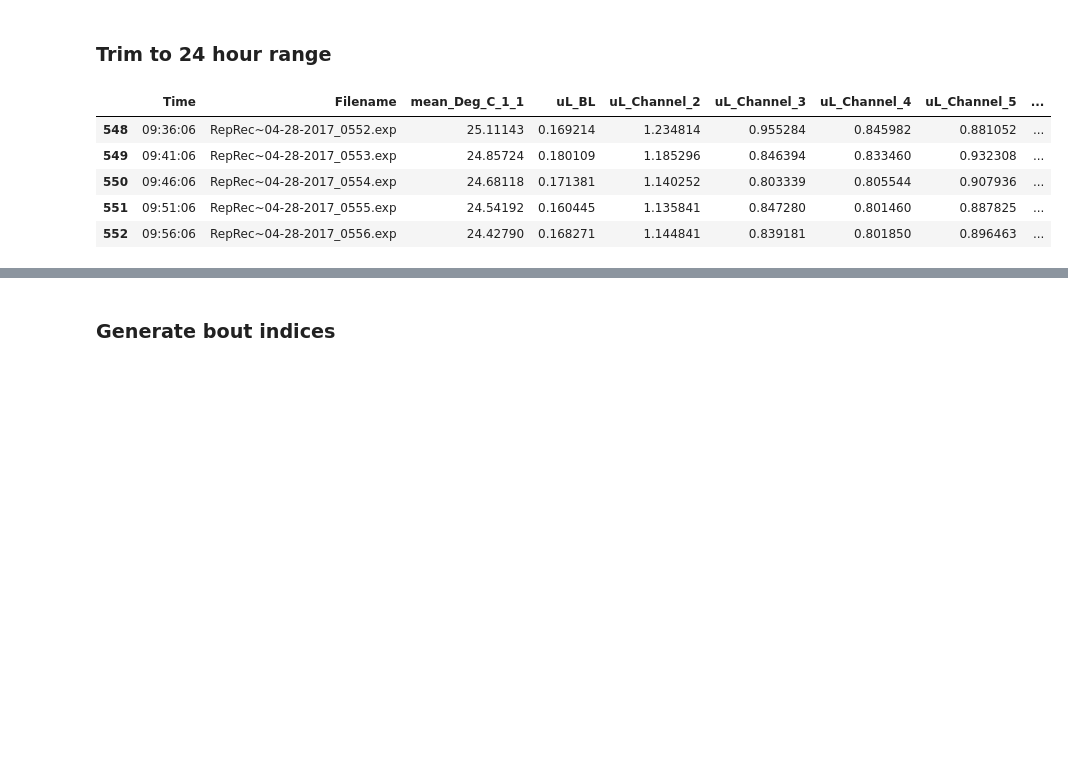
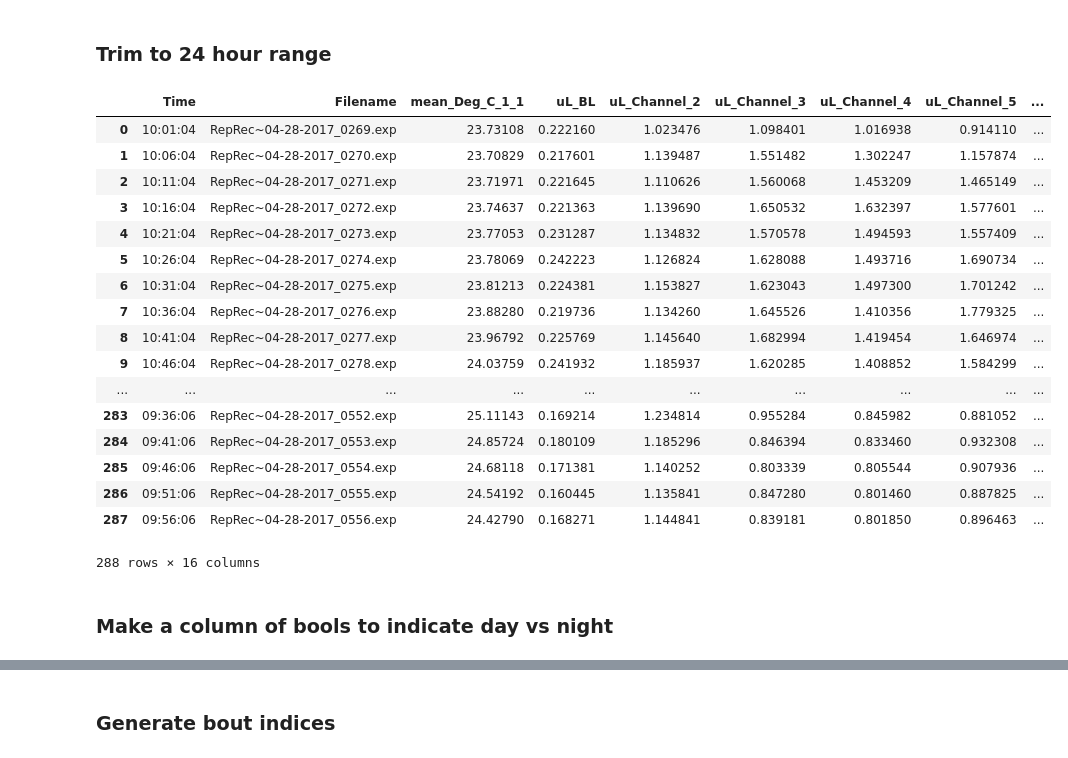
Before and after one commit to johntauber/Fly-Respirometry-Analysis, a Jupyter notebook: FlyResp.ipynb, the cells around one changed output, grey strips where cells are left out. Saved outputs shown, nothing was run; the diff lists cells and outputs as text; code cells hidden in the pictures; blank space fills up the shorter version.

```diff
--- a/FlyResp.ipynb
+++ b/FlyResp.ipynb
@@ -20,16 +17,15 @@ df = df[:288]
 # %% [markdown]
 ### Trim to 24 hour range
 # %%
-def get_data_range(L):
+lower_limit = datetime.time(10,0,0)
+upper_limit = datetime.time(10,5,0)
+def get_data_range(L, lower_limit, upper_limit):
     """
-    Find the start and end indices for a 24 hour range starting between
-    10:00:00 and 10:04:59 and ending 24 hours later
-    *** Assumes the first instance of time between 10:00:00 and 10:04:59 is the start time! ***
-    Takes arguments L - a list of datetime.time objects
+    Find the start and end indices for a 24 hour range starting between a given time range
+    Takes arguments L - a list of datetime.time objects, lower_limit and upper_limit - datetime.time objects
+    to specificy the range in which to choose the start time
     Returns a tuple: (start_index, end_index)
     """
-    lower_limit = datetime.time(10,0,0)
-    upper_limit = datetime.time(10,5,0)
     start_index = 0
     for i in range(len(L)):
         if L[i] >= lower_limit and L[i] < upper_limit:
@@ -38,5 +34,26 @@ def get_data_range(L):
     return (start_index, start_index + 288)
 # %%
 # Test trim on raw data
-df_raw = pd.read_csv("Bethany_Raw.csv")
 df_raw.Time = pd.to_datetime(df_raw.Time, format='%H:%M:%S').dt.time
+trim_index = get_data_range(list(df_raw.Time), lower_limit, upper_limit)
+df_trim = df_raw[trim_index[0]:trim_index[1]]
+df_trim.reset_index(drop=True)
+# %% [output]
+|  | Time | Filename | mean_Deg_C_1_1 | uL_BL | uL_Channel_2 | uL_Channel_3 | uL_Channel_4 | uL_Channel_5 | ... |
+| 0 | 10:01:04 | RepRec~04-28-2017_0269.exp | 23.73108 | 0.222160 | 1.023476 | 1.098401 | 1.016938 | 0.914110 | ... |
+| 1 | 10:06:04 | RepRec~04-28-2017_0270.exp | 23.70829 | 0.217601 | 1.139487 | 1.551482 | 1.302247 | 1.157874 | ... |
+| 2 | 10:11:04 | RepRec~04-28-2017_0271.exp | 23.71971 | 0.221645 | 1.110626 | 1.560068 | 1.453209 | 1.465149 | ... |
+| 3 | 10:16:04 | RepRec~04-28-2017_0272.exp | 23.74637 | 0.221363 | 1.139690 | 1.650532 | 1.632397 | 1.577601 | ... |
+| 4 | 10:21:04 | RepRec~04-28-2017_0273.exp | 23.77053 | 0.231287 | 1.134832 | 1.570578 | 1.494593 | 1.557409 | ... |
+| 5 | 10:26:04 | RepRec~04-28-2017_0274.exp | 23.78069 | 0.242223 | 1.126824 | 1.628088 | 1.493716 | 1.690734 | ... |
+| 6 | 10:31:04 | RepRec~04-28-2017_0275.exp | 23.81213 | 0.224381 | 1.153827 | 1.623043 | 1.497300 | 1.701242 | ... |
+| 7 | 10:36:04 | RepRec~04-28-2017_0276.exp | 23.88280 | 0.219736 | 1.134260 | 1.645526 | 1.410356 | 1.779325 | ... |
+| 8 | 10:41:04 | RepRec~04-28-2017_0277.exp | 23.96792 | 0.225769 | 1.145640 | 1.682994 | 1.419454 | 1.646974 | ... |
+| 9 | 10:46:04 | RepRec~04-28-2017_0278.exp | 24.03759 | 0.241932 | 1.185937 | 1.620285 | 1.408852 | 1.584299 | ... |
+| ... | ... | ... | ... | ... | ... | ... | ... | ... | ... |
+| 283 | 09:36:06 | RepRec~04-28-2017_0552.exp | 25.11143 | 0.169214 | 1.234814 | 0.955284 | 0.845982 | 0.881052 | ... |
+| 284 | 09:41:06 | RepRec~04-28-2017_0553.exp | 24.85724 | 0.180109 | 1.185296 | 0.846394 | 0.833460 | 0.932308 | ... |
+| 285 | 09:46:06 | RepRec~04-28-2017_0554.exp | 24.68118 | 0.171381 | 1.140252 | 0.803339 | 0.805544 | 0.907936 | ... |
+| 286 | 09:51:06 | RepRec~04-28-2017_0555.exp | 24.54192 | 0.160445 | 1.135841 | 0.847280 | 0.801460 | 0.887825 | ... |
+| 287 | 09:56:06 | RepRec~04-28-2017_0556.exp | 24.42790 | 0.168271 | 1.144841 | 0.839181 | 0.801850 | 0.896463 | ... |
+288 rows × 16 columns
@@ -46,9 +59,0 @@ df_trim = df_raw[trim_index[0]:trim_index[1]]
-# %%
-df_trim.tail()
-# %% [output]
-|  | Time | Filename | mean_Deg_C_1_1 | uL_BL | uL_Channel_2 | uL_Channel_3 | uL_Channel_4 | uL_Channel_5 | ... |
-| 548 | 09:36:06 | RepRec~04-28-2017_0552.exp | 25.11143 | 0.169214 | 1.234814 | 0.955284 | 0.845982 | 0.881052 | ... |
-| 549 | 09:41:06 | RepRec~04-28-2017_0553.exp | 24.85724 | 0.180109 | 1.185296 | 0.846394 | 0.833460 | 0.932308 | ... |
-| 550 | 09:46:06 | RepRec~04-28-2017_0554.exp | 24.68118 | 0.171381 | 1.140252 | 0.803339 | 0.805544 | 0.907936 | ... |
-| 551 | 09:51:06 | RepRec~04-28-2017_0555.exp | 24.54192 | 0.160445 | 1.135841 | 0.847280 | 0.801460 | 0.887825 | ... |
-| 552 | 09:56:06 | RepRec~04-28-2017_0556.exp | 24.42790 | 0.168271 | 1.144841 | 0.839181 | 0.801850 | 0.896463 | ... |
@@ -56,0 +60,2 @@ df_trim.tail()
+# %% [markdown]
+### Make a column of bools to indicate day vs night
```
Also changed, not shown: parts of 9 cells of this notebook.
